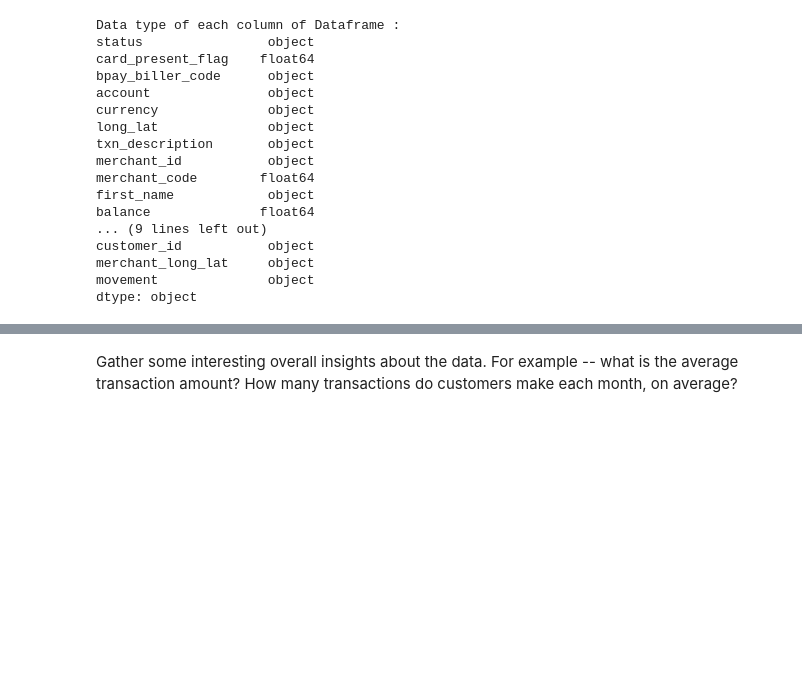
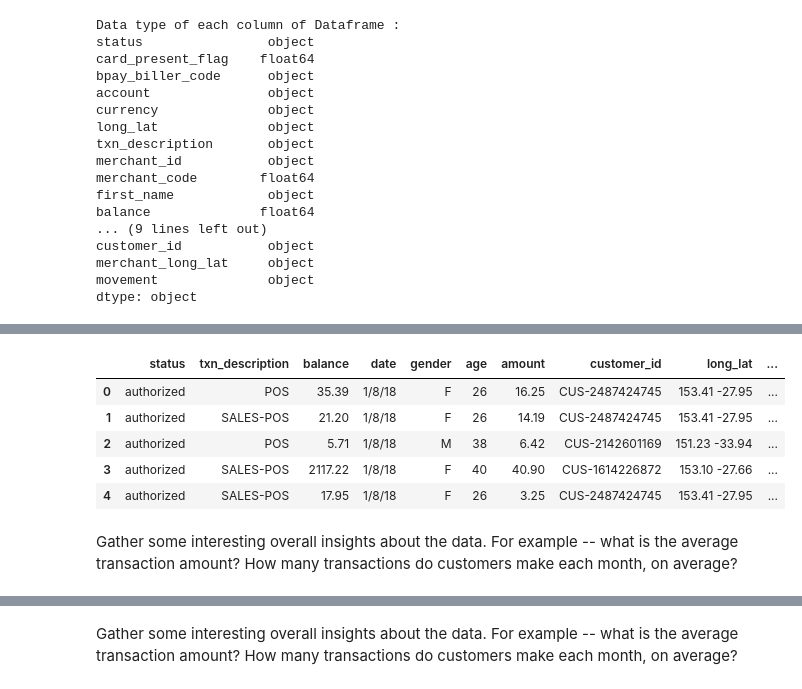
Before and after one commit to jervvs/anz-virtual-internship, a Jupyter notebook: Task1/ANZ_EDA.ipynb, the cells around one changed output, grey strips where cells are left out. Cells and saved outputs as stored; diff of their text form; code cells hidden in the pictures; blank space fills up the shorter version.

```diff
--- a/Task1/ANZ_EDA.ipynb
+++ b/Task1/ANZ_EDA.ipynb
@@ -80,0 +106,20 @@ Start by doing some basic checks – are there any data issues? Does the data ne
+# %%
+#Dropping Columns
+
+filtered_data = data[['status', 'txn_description', 'balance',
+             'date', 'gender', 'age', 'amount', 'customer_id', 'long_lat',
+             'merchant_long_lat', 'movement' ]]
+
+#creating month column
+filtered_data["month"]= data['date'].str.split("/", n = 2, expand = True)[1]
+
+filtered_data.head()
+# %% [output]
+|  | status | txn_description | balance | date | gender | age | amount | customer_id | long_lat | ... |
+| 0 | authorized | POS | 35.39 | 1/8/18 | F | 26 | 16.25 | CUS-2487424745 | 153.41 -27.95 | ... |
+| 1 | authorized | SALES-POS | 21.20 | 1/8/18 | F | 26 | 14.19 | CUS-2487424745 | 153.41 -27.95 | ... |
+| 2 | authorized | POS | 5.71 | 1/8/18 | M | 38 | 6.42 | CUS-2142601169 | 151.23 -33.94 | ... |
+| 3 | authorized | SALES-POS | 2117.22 | 1/8/18 | F | 40 | 40.90 | CUS-1614226872 | 153.10 -27.66 | ... |
+| 4 | authorized | SALES-POS | 17.95 | 1/8/18 | F | 26 | 3.25 | CUS-2487424745 | 153.41 -27.95 | ... |
+# %% [markdown]
+Gather some interesting overall insights about the data. For example -- what is the average transaction amount? How many transactions do customers make each month, on average?
```
Also changed, not shown: parts of 18 cells of this notebook, 1 other file.
